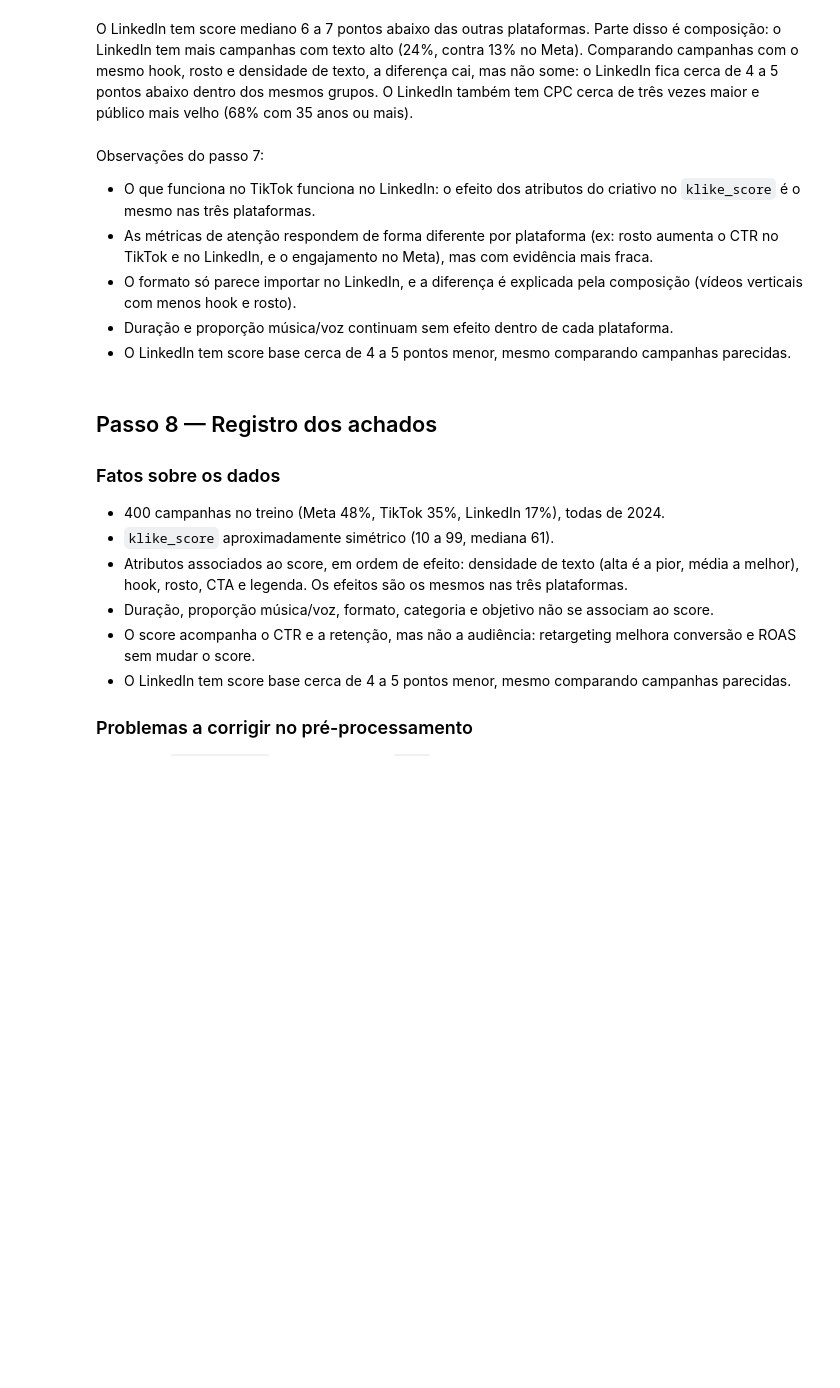
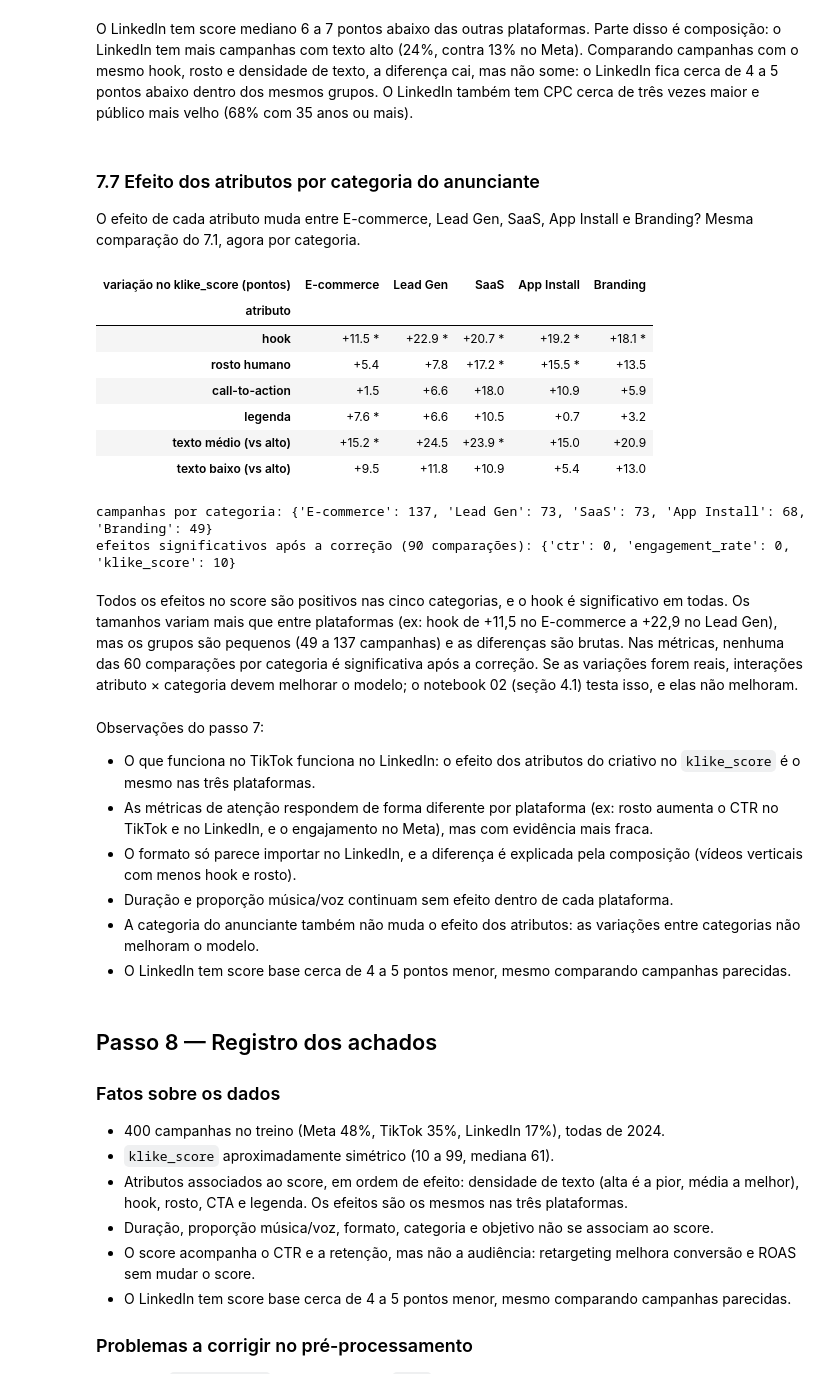
Before and after one commit to JoaoVivacqua/klike-challenge, a Jupyter notebook: notebooks/01_eda.ipynb, the cells around one changed output. Drawn from its saved outputs; the diff is of its cells as text; code cells hidden in the pictures; blank space fills up the shorter version.

```diff
--- a/notebooks/01_eda.ipynb
+++ b/notebooks/01_eda.ipynb
@@ -1212,12 +1212,51 @@ peso = linkedin.groupby(grupos).size()
 {'Meta': -3.8, 'TikTok': -4.8}
 # %% [markdown]
 O LinkedIn tem score mediano 6 a 7 pontos abaixo das outras plataformas. Parte disso é composição: o LinkedIn tem mais campanhas com texto alto (24%, contra 13% no Meta). Comparando campanhas com o mesmo hook, rosto e densidade de texto, a diferença cai, mas não some: o LinkedIn fica cerca de 4 a 5 pontos abaixo dentro dos mesmos grupos. O LinkedIn também tem CPC cerca de três vezes maior e público mais velho (68% com 35 anos ou mais).
+# %% [markdown]
+### 7.7 Efeito dos atributos por categoria do anunciante
+
+O efeito de cada atributo muda entre E-commerce, Lead Gen, SaaS, App Install e Branding? Mesma comparação do 7.1, agora por categoria.
+# %%
+CATEGORIAS = ["E-commerce", "Lead Gen", "SaaS", "App Install", "Branding"]
+
+por_categoria = pd.DataFrame([
+    {"atributo": rotulo, "categoria": categoria, "métrica": metrica,
+     **comparar(analise[analise["category"] == categoria], *COMPARACOES[rotulo], metrica)}
+    for rotulo in ATRIBUTOS_CRIATIVO for categoria in CATEGORIAS
+    for metrica in ["klike_score", "ctr", "engagement_rate"]
+])
+por_categoria["p corrigido"] = corrigir_holm(por_categoria["p"])
+por_categoria["significativo"] = por_categoria["p corrigido"] < 0.05
+
+score_categoria = por_categoria[por_categoria["métrica"] == "klike_score"]
+texto = score_categoria["diferença"].map("{:+.1f}".format) + np.where(score_categoria["significativo"], " *", "")
+score_categoria.assign(texto=texto).pivot(index="atributo", columns="categoria", values="texto").loc[
+    ATRIBUTOS_CRIATIVO, CATEGORIAS].rename_axis(columns="variação no klike_score (pontos)")
+# %% [output]
+| variação no klike_score (pontos) | E-commerce | Lead Gen | SaaS | App Install | Branding |
+| atributo |  |  |  |  |  |
+| hook | +11.5 * | +22.9 * | +20.7 * | +19.2 * | +18.1 * |
+| rosto humano | +5.4 | +7.8 | +17.2 * | +15.5 * | +13.5 |
+| call-to-action | +1.5 | +6.6 | +18.0 | +10.9 | +5.9 |
+| legenda | +7.6 * | +6.6 | +10.5 | +0.7 | +3.2 |
+| texto médio (vs alto) | +15.2 * | +24.5 | +23.9 * | +15.0 | +20.9 |
+| texto baixo (vs alto) | +9.5 | +11.8 | +10.9 | +5.4 | +13.0 |
+# %%
+print("campanhas por categoria:", analise["category"].value_counts()[CATEGORIAS].to_dict())
+print("efeitos significativos após a correção (90 comparações):",
+      por_categoria.groupby("métrica")["significativo"].sum().to_dict())
+# %% [output]
+campanhas por categoria: {'E-commerce': 137, 'Lead Gen': 73, 'SaaS': 73, 'App Install': 68, 'Branding': 49}
+efeitos significativos após a correção (90 comparações): {'ctr': 0, 'engagement_rate': 0, 'klike_score': 10}
+# %% [markdown]
+Todos os efeitos no score são positivos nas cinco categorias, e o hook é significativo em todas. Os tamanhos variam mais que entre plataformas (ex: hook de +11,5 no E-commerce a +22,9 no Lead Gen), mas os grupos são pequenos (49 a 137 campanhas) e as diferenças são brutas. Nas métricas, nenhuma das 60 comparações por categoria é significativa após a correção. Se as variações forem reais, interações atributo × categoria devem melhorar o modelo; o notebook 02 (seção 4.1) testa isso, e elas não melhoram.
 # %% [markdown]
 Observações do passo 7:
 - O que funciona no TikTok funciona no LinkedIn: o efeito dos atributos do criativo no `klike_score` é o mesmo nas três plataformas.
 - As métricas de atenção respondem de forma diferente por plataforma (ex: rosto aumenta o CTR no TikTok e no LinkedIn, e o engajamento no Meta), mas com evidência mais fraca.
 - O formato só parece importar no LinkedIn, e a diferença é explicada pela composição (vídeos verticais com menos hook e rosto).
 - Duração e proporção música/voz continuam sem efeito dentro de cada plataforma.
+- A categoria do anunciante também não muda o efeito dos atributos: as variações entre categorias não melhoram o modelo.
 - O LinkedIn tem score base cerca de 4 a 5 pontos menor, mesmo comparando campanhas parecidas.
 # %% [markdown]
 ## Passo 8 — Registro dos achados
```
Also changed, not shown: 7 other files.
